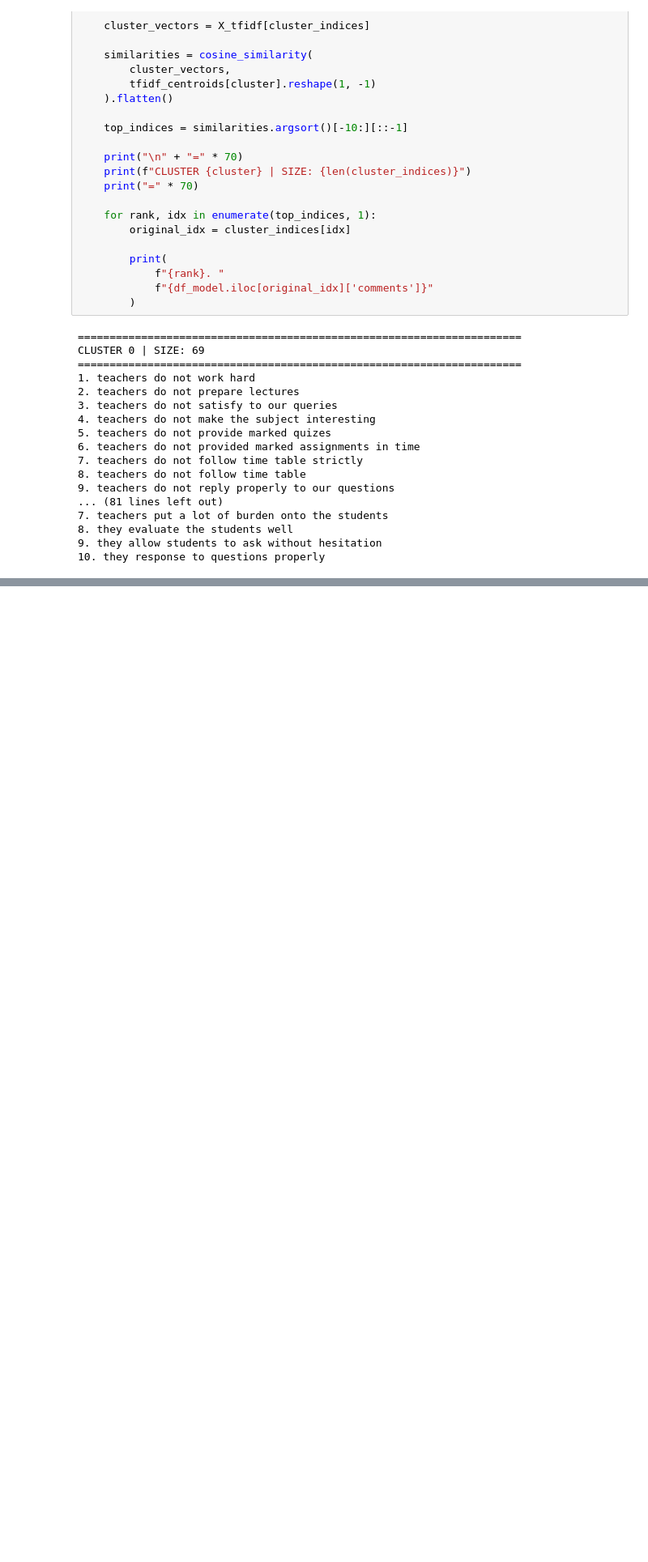
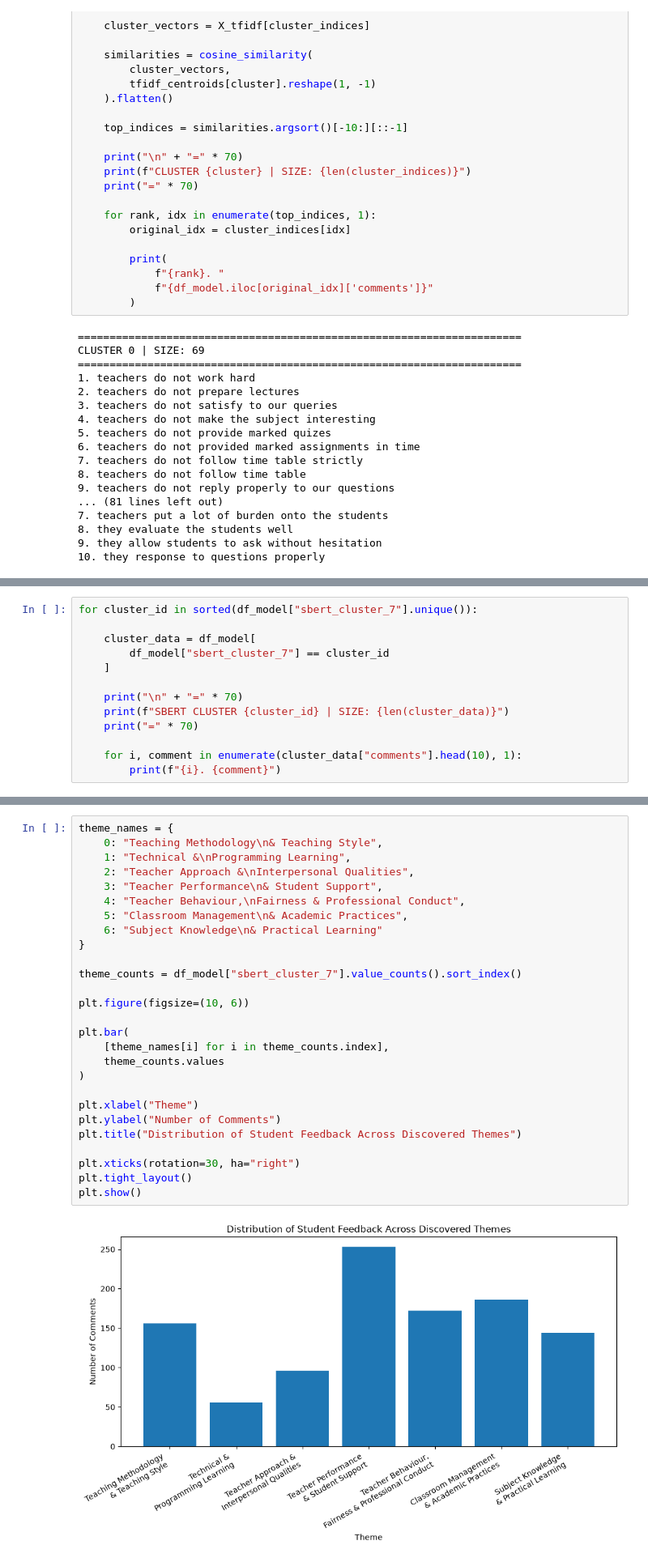
Before and after one commit to srushtisoni08/NLP-Feedback-Clustering, a Jupyter notebook: notebooks/05_comparison_evaluation.ipynb, the cells around one changed output, grey strips where cells are left out. Shown at 81% size. Drawn from its saved outputs; the diff is of its cells as text; blank space fills up the shorter version.

```diff
--- a/notebooks/05_comparison_evaluation.ipynb
+++ b/notebooks/05_comparison_evaluation.ipynb
@@ -340,0 +396,13 @@ KeyError: 'sbert_cluster_7'
+# %%
+for cluster_id in sorted(df_model["sbert_cluster_7"].unique()):
+
+    cluster_data = df_model[
+        df_model["sbert_cluster_7"] == cluster_id
+    ]
+
+    print("\n" + "=" * 70)
+    print(f"SBERT CLUSTER {cluster_id} | SIZE: {len(cluster_data)}")
+    print("=" * 70)
+
+    for i, comment in enumerate(cluster_data["comments"].head(10), 1):
+        print(f"{i}. {comment}")
@@ -340,0 +794,29 @@ KeyError: 'sbert_cluster_7'
+# %%
+theme_names = {
+    0: "Teaching Methodology\n& Teaching Style",
+    1: "Technical &\nProgramming Learning",
+    2: "Teacher Approach &\nInterpersonal Qualities",
+    3: "Teacher Performance\n& Student Support",
+    4: "Teacher Behaviour,\nFairness & Professional Conduct",
+    5: "Classroom Management\n& Academic Practices",
+    6: "Subject Knowledge\n& Practical Learning"
+}
+
+theme_counts = df_model["sbert_cluster_7"].value_counts().sort_index()
+
+plt.figure(figsize=(10, 6))
+
+plt.bar(
+    [theme_names[i] for i in theme_counts.index],
+    theme_counts.values
+)
+
+plt.xlabel("Theme")
+plt.ylabel("Number of Comments")
+plt.title("Distribution of Student Feedback Across Discovered Themes")
+
+plt.xticks(rotation=30, ha="right")
+plt.tight_layout()
+plt.show()
+# %% [output]
+[figure, added]
```
Also changed, not shown: parts of 21 cells of this notebook, 2 other files.
